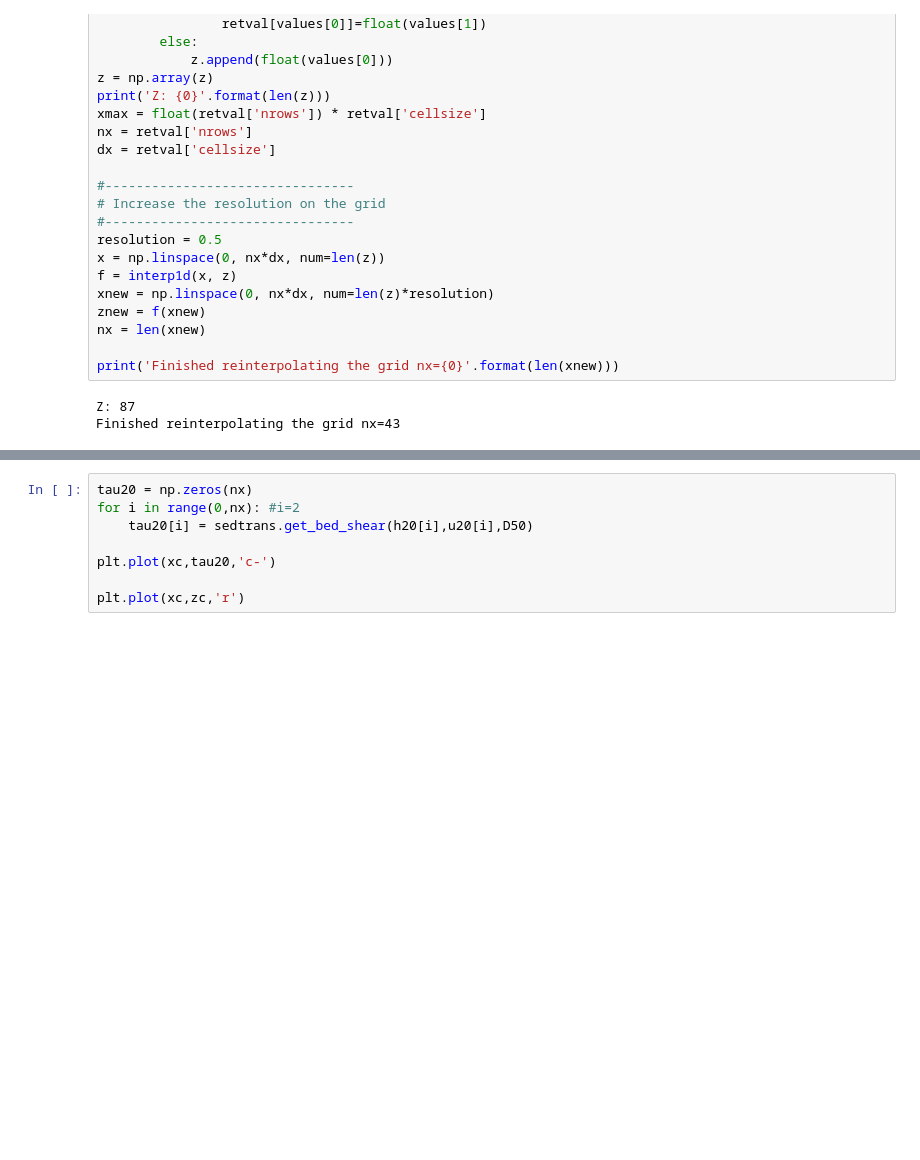
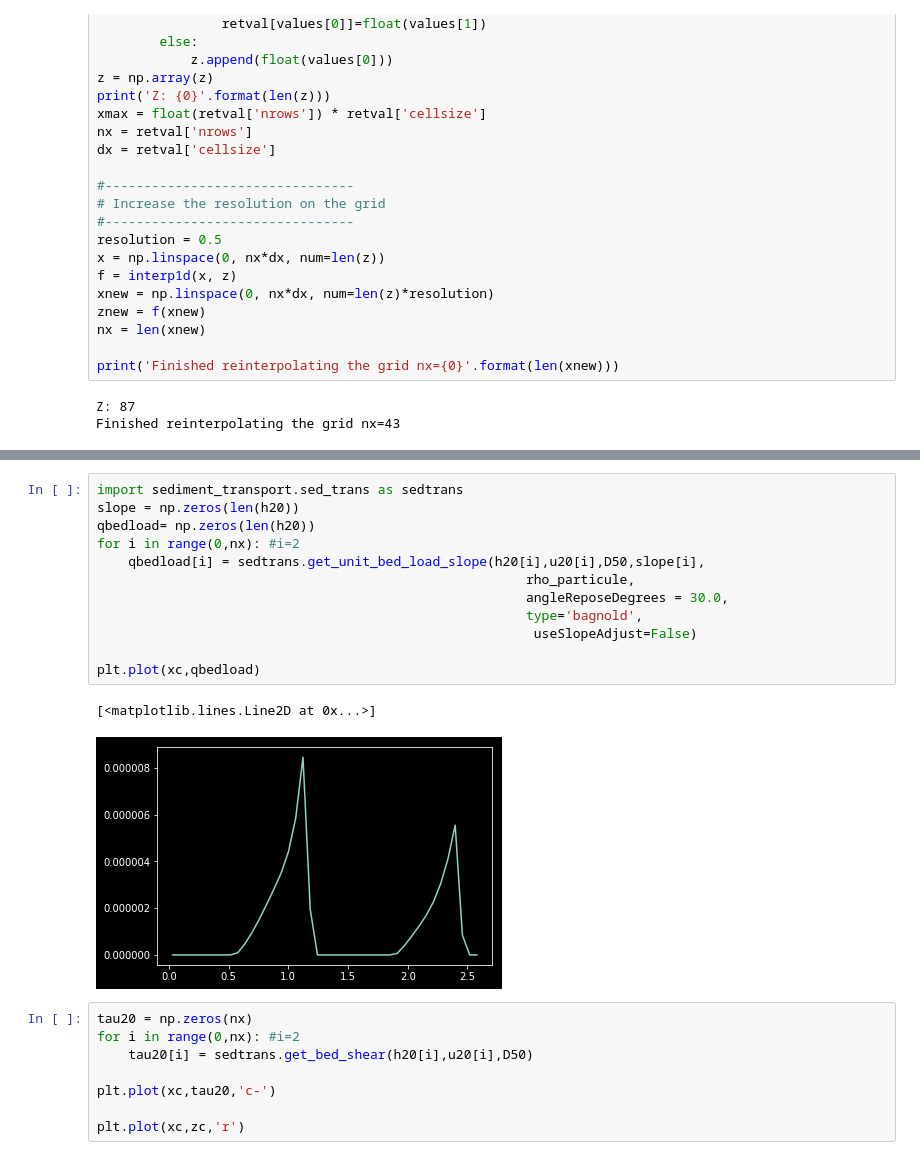
Before and after one commit to plgrover/pymorph, a Jupyter notebook: notebooks/Paper_3/2019-03-27 Flow Properties.ipynb, the cells around one changed output, grey strips where cells are left out. Saved outputs shown, nothing was run; the diff lists cells and outputs as text; blank space fills up the shorter version.

```diff
--- a/notebooks/Paper_3/2019-03-27 Flow Properties.ipynb
+++ b/notebooks/Paper_3/2019-03-27 Flow Properties.ipynb
@@ -149,3 +152,18 @@ u20.mean()
+# %%
+import sediment_transport.sed_trans as sedtrans
+slope = np.zeros(len(h20))
+qbedload= np.zeros(len(h20))
+for i in range(0,nx): #i=2
+    qbedload[i] = sedtrans.get_unit_bed_load_slope(h20[i],u20[i],D50,slope[i],
+                                                       rho_particule,
+                                                       angleReposeDegrees = 30.0,
+                                                       type='bagnold',
+                                                        useSlopeAdjust=False)
+
+plt.plot(xc,qbedload)
+# %% [output]
+[<matplotlib.lines.Line2D at 0x...>]
+[figure, added]
 # %%
 tau20 = np.zeros(nx)
 for i in range(0,nx): #i=2
```
Also changed, not shown: parts of 5 cells of this notebook, 3 other files.
